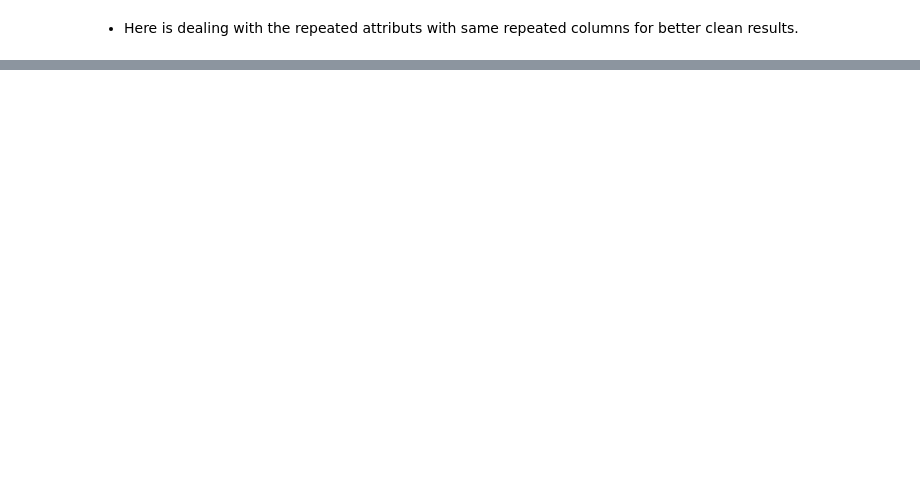
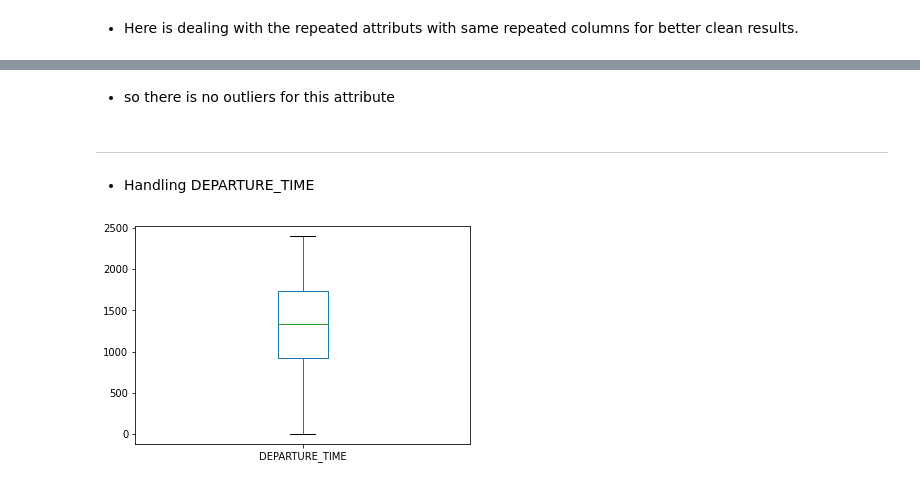
Before and after one commit to omarabdullah107/Data_Engineering_Project_2, a Jupyter notebook: DE_P2.ipynb, the cells around one changed output, grey strips where cells are left out. Saved outputs shown, nothing was run; the diff lists cells and outputs as text; code cells hidden in the pictures; blank space fills up the shorter version.

```diff
--- a/DE_P2.ipynb
+++ b/DE_P2.ipynb
@@ -188,0 +270,10 @@ merged_dataframes.head()
+# %% [markdown]
+- so there is no outliers for this attribute
+# %% [markdown]
+***
+# %% [markdown]
+- Handling DEPARTURE_TIME
+# %%
+plot_boxplot(merged_dataframes,"DEPARTURE_TIME")
+# %% [output]
+[figure, added]
```
Also changed, not shown: parts of 128 cells of this notebook.
